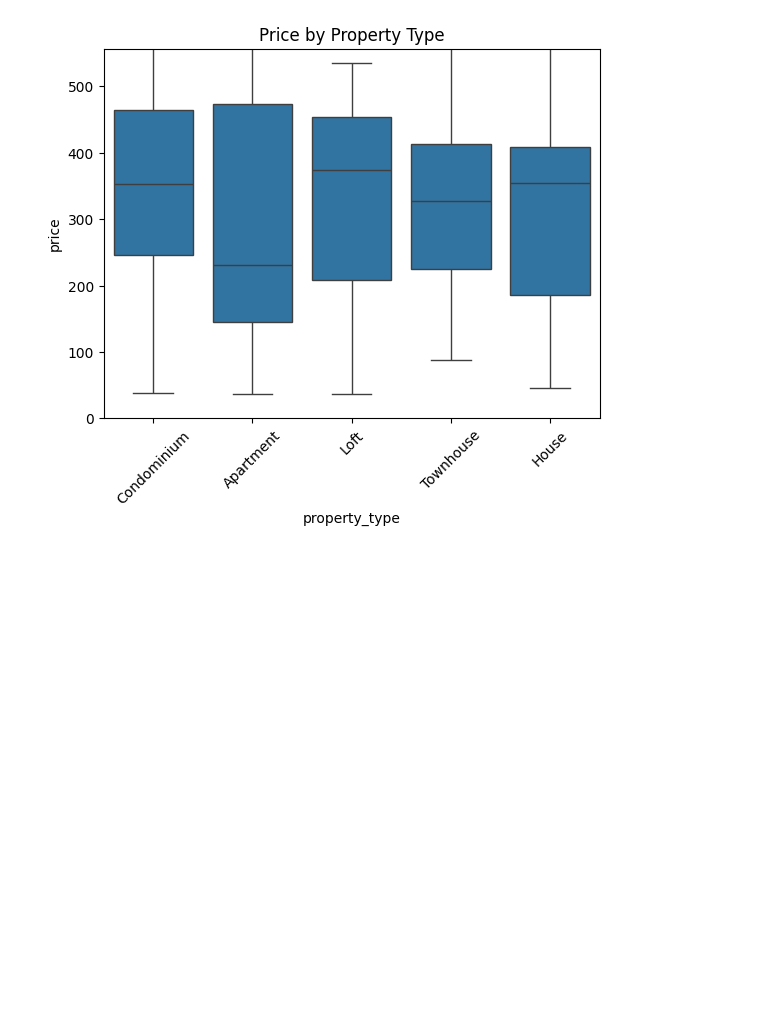
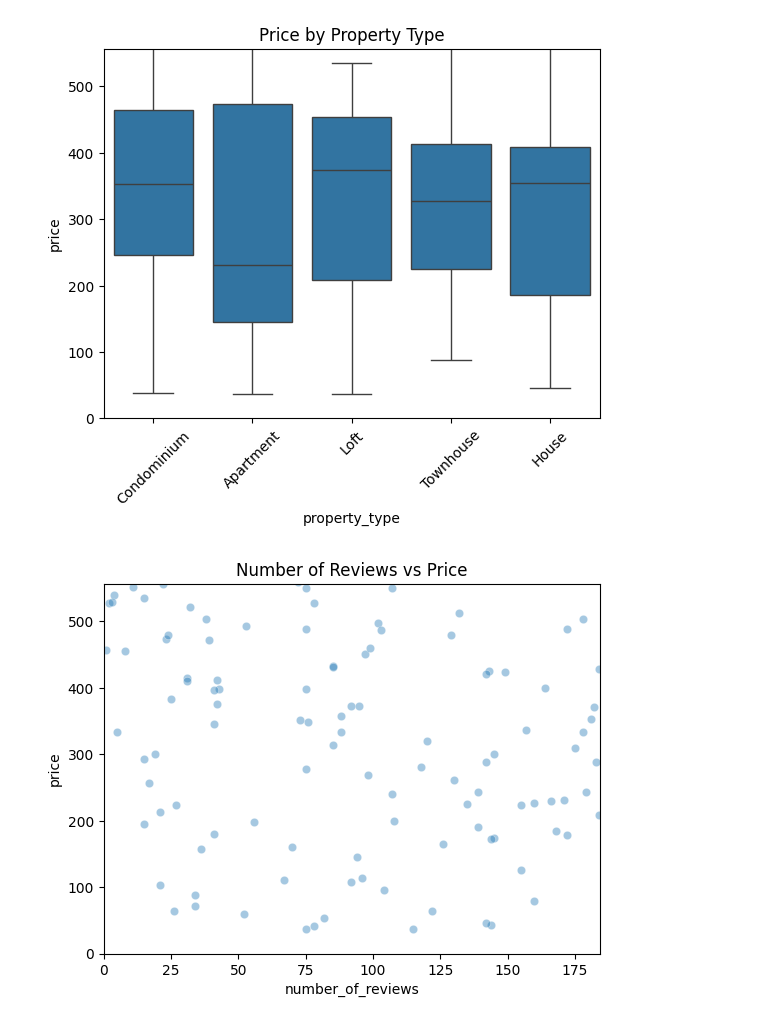
Before and after one commit to ARUNAGIRINATHAN-K/Data-Analyst-Project-Portfolio, a Jupyter notebook: airbnb_pricing_demand/analysis/02_feature_analysis.ipynb, the cells around one changed output. Cells and saved outputs as stored; diff of their text form; code cells hidden in the pictures; blank space fills up the shorter version.

Commit message:
Available Price

```diff
--- a/airbnb_pricing_demand/analysis/02_feature_analysis.ipynb
+++ b/airbnb_pricing_demand/analysis/02_feature_analysis.ipynb
@@ -43,3 +43,11 @@ plt.ylim(0, df['price'].quantile(0.95))
 plt.show()
 # %% [output]
 [figure]
+# %%
+sns.scatterplot(data=df, x='number_of_reviews', y='price', alpha=0.4)
+plt.title('Number of Reviews vs Price')
+plt.xlim(0, df['number_of_reviews'].quantile(0.95))
+plt.ylim(0, df['price'].quantile(0.95))
+plt.show()
+# %% [output]
+[figure, added]
```
Also changed, not shown: parts of 1 cell of this notebook.
